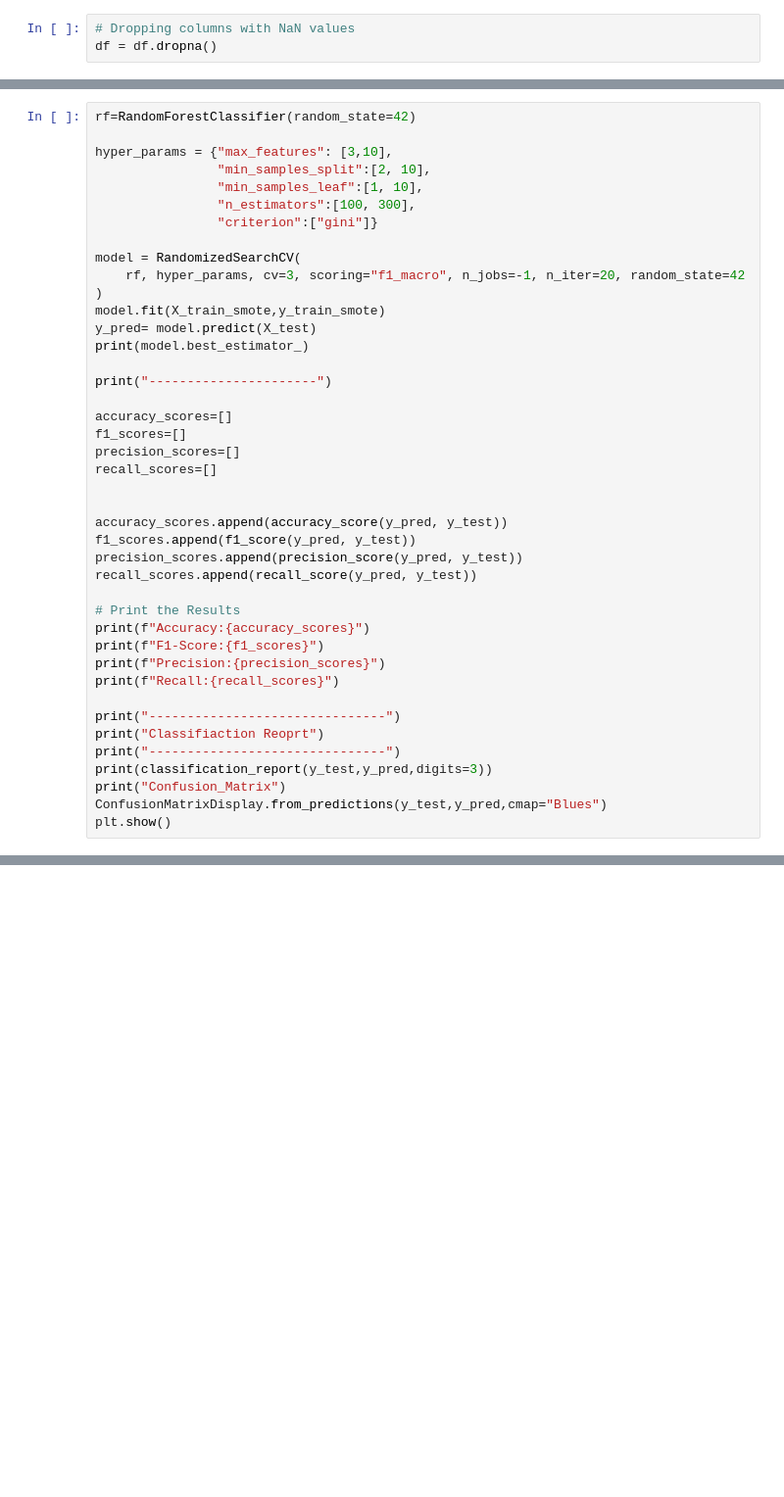
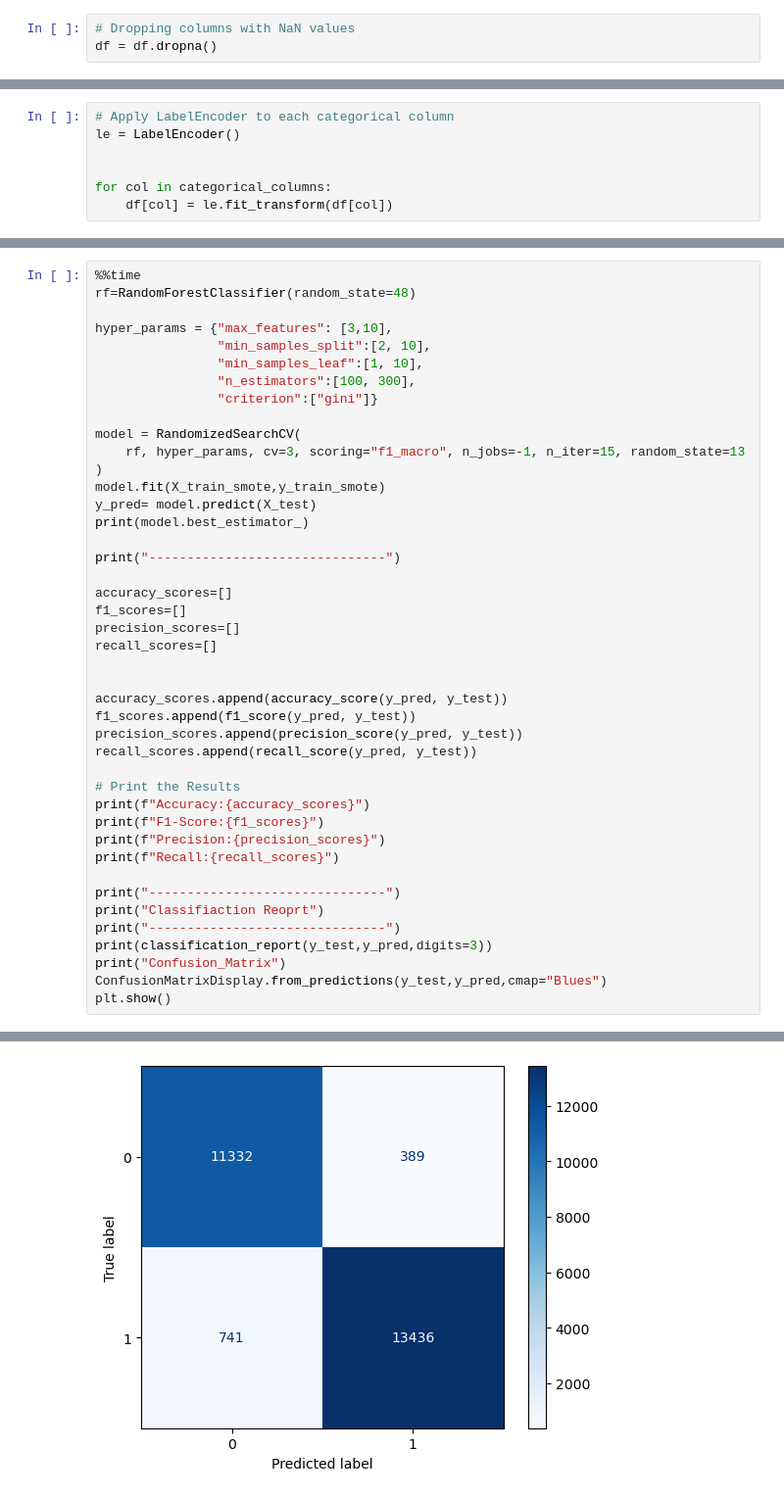
Before and after one commit to martdejager/AirlineProjectMinorBA, a Jupyter notebook: AirlineProject.ipynb, the cells around one changed output, grey strips where cells are left out. Shown at 98% size. Drawn from its saved outputs; the diff is of its cells as text; blank space fills up the shorter version.

```diff
--- a/AirlineProject.ipynb
+++ b/AirlineProject.ipynb
@@ -92 +180,8 @@ df['Class']=le.fit_transform(df['Class'])
+# %%
+# Apply LabelEncoder to each categorical column
+le = LabelEncoder()
+
+
+for col in categorical_columns:
+    df[col] = le.fit_transform(df[col])
 # %%
@@ -142,5 +309,6 @@ plt.show()
 # %%
-rf=RandomForestClassifier(random_state=42)
+%%time
+rf=RandomForestClassifier(random_state=48)
 
 hyper_params = {"max_features": [3,10],
                 "min_samples_split":[2, 10],
@@ -149,13 +317,13 @@ hyper_params = {"max_features": [3,10],
                 "criterion":["gini"]}
 
 model = RandomizedSearchCV(
-    rf, hyper_params, cv=3, scoring="f1_macro", n_jobs=-1, n_iter=20, random_state=42
+    rf, hyper_params, cv=3, scoring="f1_macro", n_jobs=-1, n_iter=15, random_state=13
 )
 model.fit(X_train_smote,y_train_smote)
 y_pred= model.predict(X_test)
 print(model.best_estimator_)
 
-print("----------------------")
+print("-------------------------------")
 
 accuracy_scores=[]
 f1_scores=[]
@@ -181,3 +349,4 @@ print(classification_report(y_test,y_pred,digits=3))
 print("Confusion_Matrix")
 ConfusionMatrixDisplay.from_predictions(y_test,y_pred,cmap="Blues")
 plt.show()
+# %% [output]
@@ -183,0 +372 @@ plt.show()
+[figure, added]
```
Also changed, not shown: parts of 39 cells of this notebook, 3 other files.
